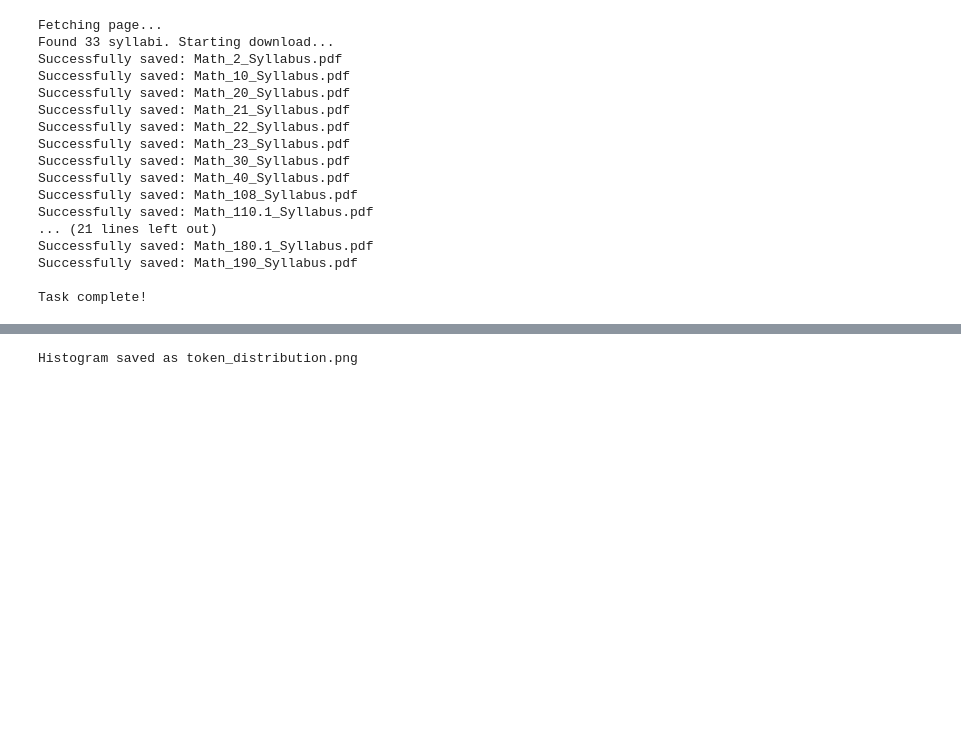
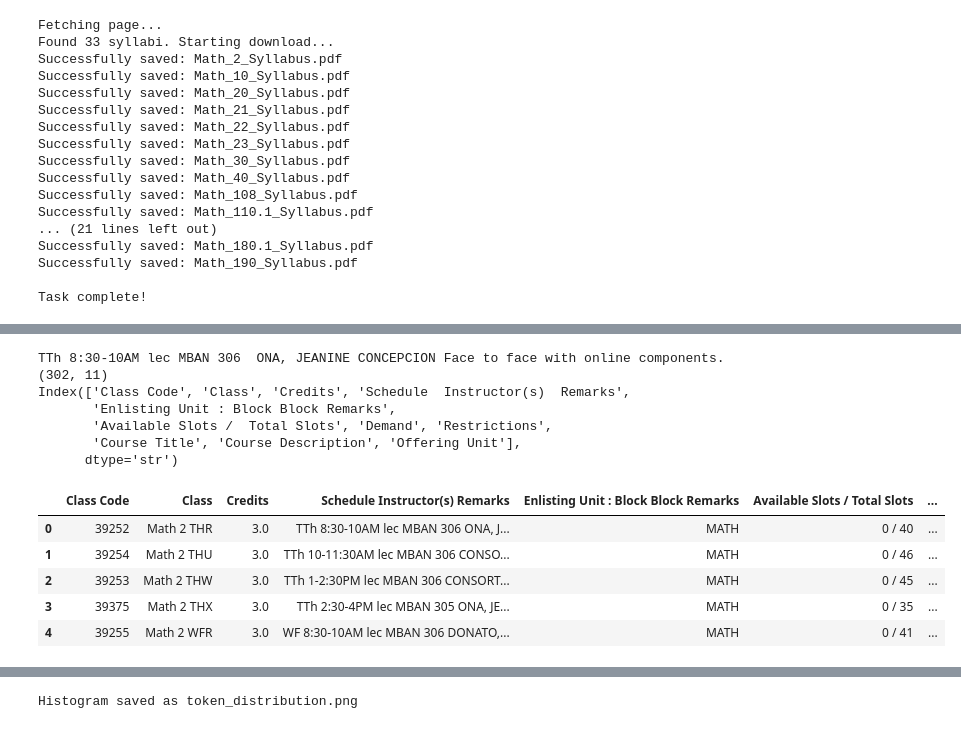
Before and after one commit to Othello117/UPD-Course-Syllabi-RAG, a Jupyter notebook: UPD Courses RAG.ipynb, the cells around one changed output, grey strips where cells are left out. Cells and saved outputs as stored; diff of their text form; code cells hidden in the pictures; blank space fills up the shorter version.

```diff
--- a/UPD Courses RAG.ipynb
+++ b/UPD Courses RAG.ipynb
@@ -76,0 +134,46 @@ Task complete!
+# %%
+# 1. Clean the 'Course Catalog' key
+# Ensure 'Math 2' doesn't have hidden spaces
+course_catalog_table['join_key'] = course_catalog_table['Course code & No.'].str.strip()
+
+# 2. Extract the base course from the 'Schedule' Class column
+# This regex looks for the course name and number, stopping before the section
+# Example: It turns "Math 2 THR" -> "Math 2" and "Math 110.1 WFU" -> "Math 110.1"
+def extract_course_base(class_string):
+    # Matches the course name and number (including dots for 110.1)
+    match = re.match(r'^([a-zA-Z]+\s+\d+(?:\.\d+)?)', str(class_string).strip())
+    return match.group(1) if match else class_string
+
+course_schedule_table['join_key'] = course_schedule_table['Class'].apply(extract_course_base)
+
+# 3. Perform the Left Join
+# We keep all rows from the Schedule and add Title/Description from Catalog
+df_merged = pd.merge(
+    course_schedule_table,
+    course_catalog_table[['join_key', 'Course Title', 'Course Description', 'Offering Unit']],
+    on='join_key',
+    how='left'
+)
+
+# 4. Clean up: Remove the temporary join key
+df_merged = df_merged.drop(columns=['join_key'])
+df_merged = df_merged.fillna("")
+
+print(df_merged['Schedule  Instructor(s)  Remarks'][0])
+print(df_merged.shape)
+print(df_merged.columns)
+df_merged.head()
+# %% [output]
+TTh 8:30-10AM lec MBAN 306  ONA, JEANINE CONCEPCION Face to face with online components.
+(302, 11)
+Index(['Class Code', 'Class', 'Credits', 'Schedule  Instructor(s)  Remarks',
+       'Enlisting Unit : Block Block Remarks',
+       'Available Slots /  Total Slots', 'Demand', 'Restrictions',
+       'Course Title', 'Course Description', 'Offering Unit'],
+      dtype='str')
+|  | Class Code | Class | Credits | Schedule Instructor(s) Remarks | Enlisting Unit : Block Block Remarks | Available Slots / Total Slots | ... |
+| 0 | 39252 | Math 2 THR | 3.0 | TTh 8:30-10AM lec MBAN 306 ONA, J... | MATH | 0 / 40 | ... |
+| 1 | 39254 | Math 2 THU | 3.0 | TTh 10-11:30AM lec MBAN 306 CONSO... | MATH | 0 / 46 | ... |
+| 2 | 39253 | Math 2 THW | 3.0 | TTh 1-2:30PM lec MBAN 306 CONSORT... | MATH | 0 / 45 | ... |
+| 3 | 39375 | Math 2 THX | 3.0 | TTh 2:30-4PM lec MBAN 305 ONA, JE... | MATH | 0 / 35 | ... |
+| 4 | 39255 | Math 2 WFR | 3.0 | WF 8:30-10AM lec MBAN 306 DONATO,... | MATH | 0 / 41 | ... |
```
Also changed, not shown: parts of 20 cells of this notebook.
